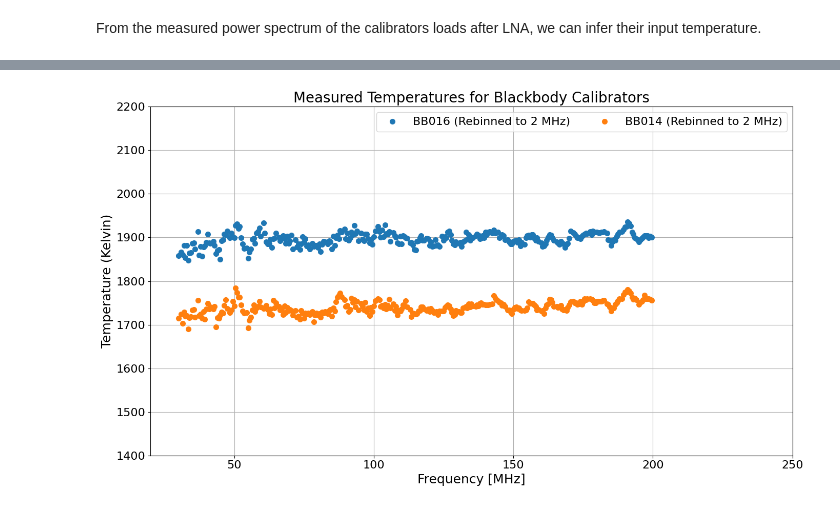
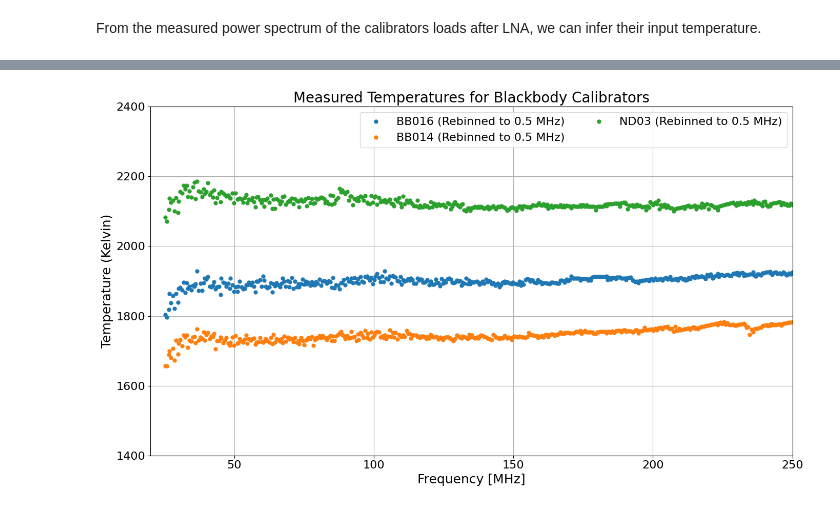
Before and after one commit to alhosani-abdulla/Highz-EXP, a Jupyter notebook: notebooks/calibrator_measurements copy.ipynb, the cells around one changed output, grey strips where cells are left out. Cells and saved outputs as stored; diff of their text form; code cells hidden in the pictures.

```diff
--- a/notebooks/calibrator_measurements copy.ipynb
+++ b/notebooks/calibrator_measurements copy.ipynb
@@ -127,12 +167,14 @@ LNA_thermo.T_sys = t_model
 # %% [markdown]
 From the measured power spectrum of the calibrators loads after LNA, we can infer their input temperature.
+# %%
+BB016_spec = LNA01_BB016.unit_convert(
+    'dBm', 'kelvin', channel_width=1e6, inplace=False).despike(threshold=1)
+rebinned_BB016_spec = BB016_spec.resample(rebinned_freq, reducer=np.nanmean, outlier_method='sigma_clip', outlier_sigma=1, inplace=False)
 # %%
 # Convert all measurements from dBm to kelvin for comparison
 # and resample them to the same frequency grid
-BB016_spec = LNA01_BB016.unit_convert(
-    'dBm', 'kelvin', channel_width=1e6, inplace=False).despike(threshold=1)
 BB016_kelvin = LNA_thermo.infer_temperature(
-    BB016_spec, show_plot=True, freq_range=(20, 250),
+    rebinned_BB016_spec, show_plot=True, freq_range=(20, 250),
     title='BB016 Temperature', y_range=(1600, 2000),
     smoothing=None, save_path=pjoin(plot_path, 'BB016_T_inferred.png'))
 # %% [output]
@@ -150,0 +193,9 @@ BB014_kelvin = LNA_thermo.infer_temperature(
+# %%
+# Convert all measurements from dBm to kelvin for comparison
+# and resample them to the same frequency grid
+ND03_spec = ND03_kelvin.unit_convert(
+    'dBm', 'kelvin', channel_width=1e6, inplace=False).despike(threshold=1)
+ND03_kelvin = LNA_thermo.infer_temperature(
+    ND03_spec, show_plot=True, freq_range=(20, 250),
+    title='ND03 Temperature', y_range=(2000, 2200),
+    smoothing=None, save_path=pjoin(plot_path, 'ND03_T_inferred.png'))
@@ -151,16 +204,18 @@ BB014_kelvin = LNA_thermo.infer_temperature(
 # %%
-rebinned_freq = np.arange(30e6, 200e6, 0.5e6)  # 0.5 MHz channel width
+rebinned_freq = np.arange(25e6, 250e6, 0.5e6)  # 0.5 MHz channel width
 # %%
 rebinned = BB016_kelvin.resample(rebinned_freq, reducer=np.nanmean, outlier_method='sigma_clip', outlier_sigma=1, inplace=False)
 rebinned_BB14 = BB014_kelvin.resample(rebinned_freq, reducer=np.nanmean, outlier_method='sigma_clip', outlier_sigma=1, inplace=False)
-rebinned.name = 'BB016 (Rebinned to 2 MHz)'
-rebinned_BB14.name = 'BB014 (Rebinned to 2 MHz)'
-plotter.plot_spectra([rebinned, rebinned_BB14], markersize=7, y_range=(1400, 2200), title='Measured Temperatures for Blackbody Calibrators',
+rebinned_ND03 = ND03_kelvin.resample(rebinned_freq, reducer=np.nanmean, outlier_method='sigma_clip', outlier_sigma=1, inplace=False)
+rebinned.name = 'BB016 (Rebinned to 0.5 MHz)'
+rebinned_BB14.name = 'BB014 (Rebinned to 0.5 MHz)'
+rebinned_ND03.name = 'ND03 (Rebinned to 0.5 MHz)'
+plotter.plot_spectra([rebinned, rebinned_BB14, rebinned_ND03], markersize=5, y_range=(1400, 2400), title='Measured Temperatures for Blackbody Calibrators',
         save_path=pjoin(plot_path, 'BB016_T_inferred_comparison.png'), ylabel='Temperature (Kelvin)',
         freq_range=(20, 250),
         marker='o', linestyle='None')
 # %% [output]
-[figure, old version]
+[figure, new version]
 # %%
 fitted14 = CALModel.fit_temperature(rebinned_BB14.f, rebinned_BB14.spec)
 
```
Also changed, not shown: parts of 11 cells of this notebook, 6 other files.
